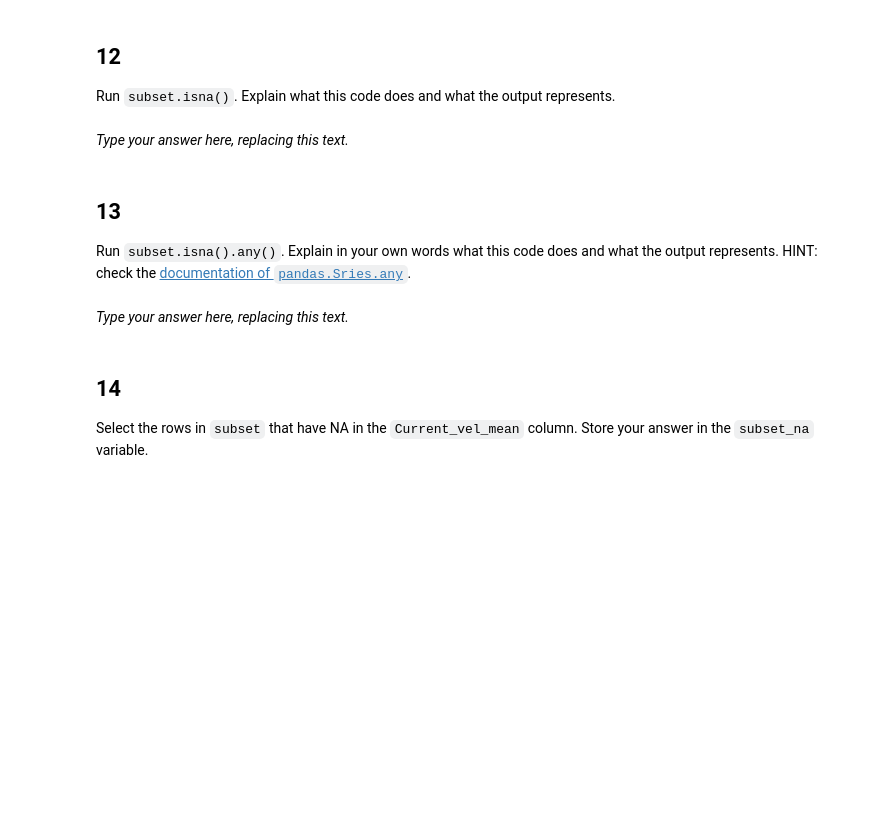
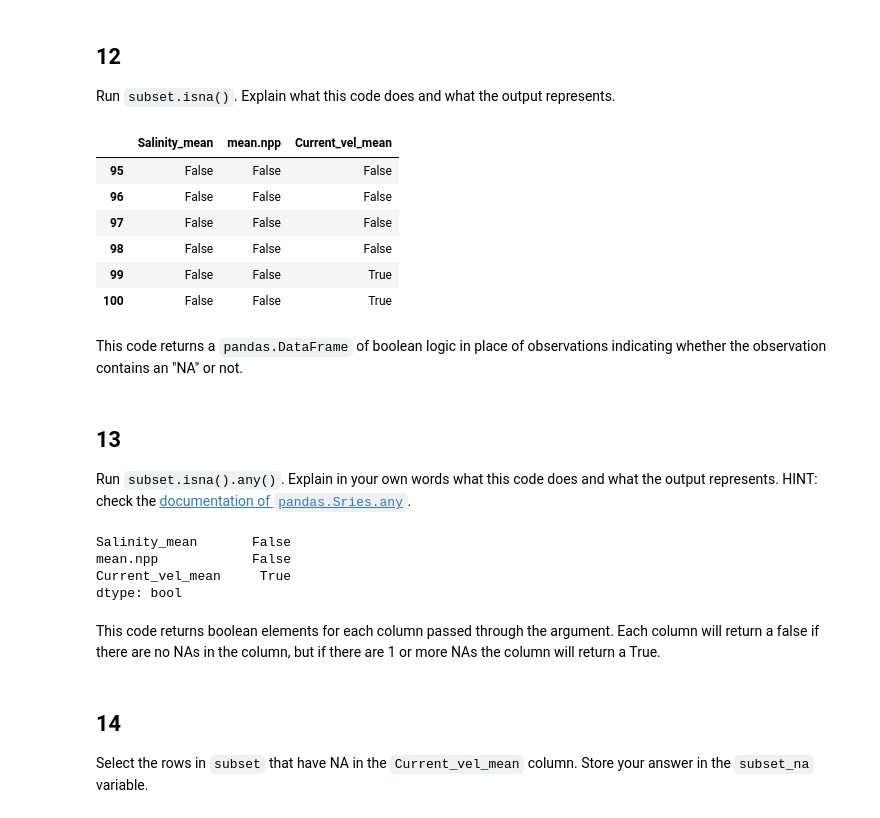
Before and after one commit to lsdixit/eds220-hwk1, a Jupyter notebook: task2/hwk1-task2-corals.ipynb, the cells around one changed output. Drawn from its saved outputs; the diff is of its cells as text; code cells hidden in the pictures; blank space fills up the shorter version.

```diff
--- a/task2/hwk1-task2-corals.ipynb
+++ b/task2/hwk1-task2-corals.ipynb
@@ -353,8 +373,18 @@ q11 results: All test cases passed!
 ## 12
 
 Run `subset.isna()`. Explain what this code does and what the output represents.
-# %% [markdown]
-_Type your answer here, replacing this text._
+# %%
+subset.isna()
+# %% [output]
+|  | Salinity_mean | mean.npp | Current_vel_mean |
+| 95 | False | False | False |
+| 96 | False | False | False |
+| 97 | False | False | False |
+| 98 | False | False | False |
+| 99 | False | False | True |
+| 100 | False | False | True |
+# %% [markdown]
+This code returns a `pandas.DataFrame` of boolean logic in place of observations indicating whether the observation contains an "NA" or not.
 # %% [markdown]
 <!-- END QUESTION -->
 
@@ -362,8 +392,15 @@ _Type your answer here, replacing this text._
 
 ## 13
 Run `subset.isna().any()`. Explain in your own words what this code does and what the output represents. HINT: check the [documentation of `pandas.Sries.any`](https://pandas.pydata.org/docs/reference/api/pandas.Series.any.html).
-# %% [markdown]
-_Type your answer here, replacing this text._
+# %%
+subset.isna().any()
+# %% [output]
+Salinity_mean       False
+mean.npp            False
+Current_vel_mean     True
+dtype: bool
+# %% [markdown]
+This code returns boolean elements for each column passed through the argument. Each column will return a false if there are no NAs in the column, but if there are 1 or more NAs the column will return a True.
 # %% [markdown]
 <!-- END QUESTION -->
 
```
Also changed, not shown: parts of 7 cells of this notebook.
